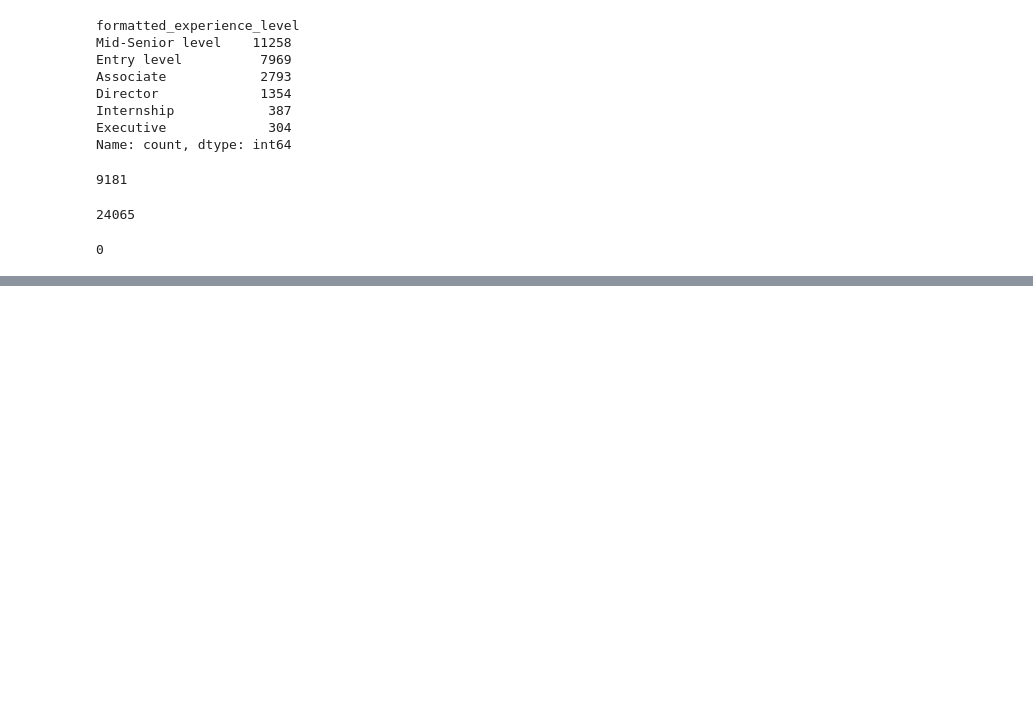
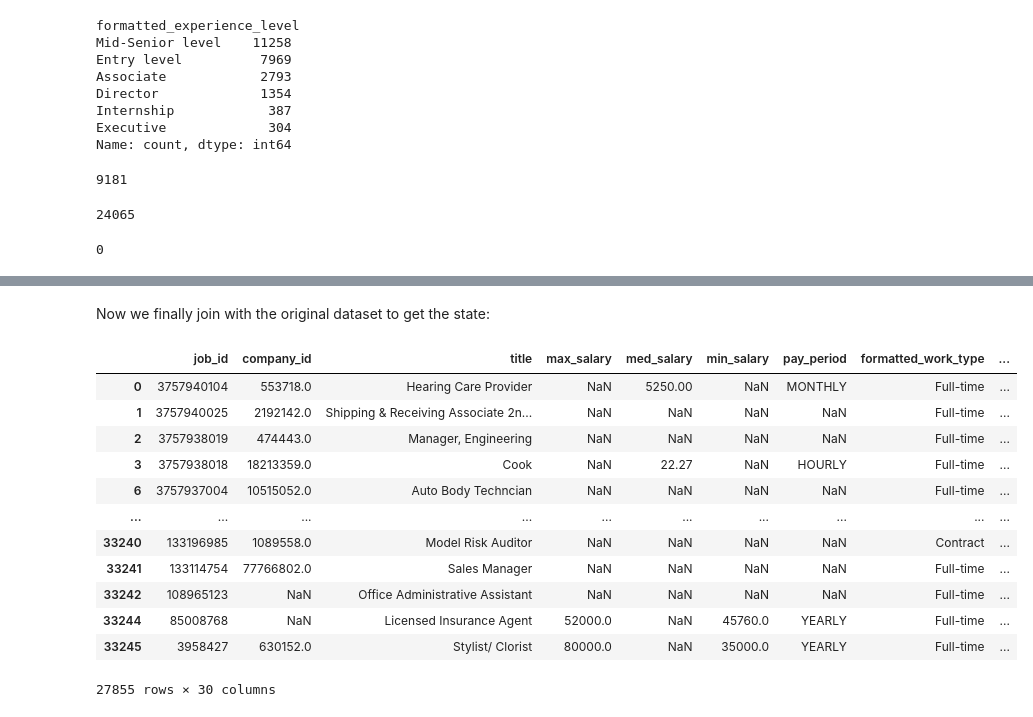
Before and after one commit to realanguyen96/Linkedln_dataset, a Jupyter notebook: LinkedIn_Jobs.ipynb, the cells around one changed output, grey strips where cells are left out. Cells and saved outputs as stored; diff of their text form; code cells hidden in the pictures; blank space fills up the shorter version.

Commit message:
update location

```diff
--- a/LinkedIn_Jobs.ipynb
+++ b/LinkedIn_Jobs.ipynb
@@ -261,0 +236,5 @@ df_location
+# %%
+df_states = pd.read_json('./data/abbr-name.json', orient='index')
+df_states.reset_index(inplace=True)
+df_states.columns = ['state_short_name', 'state']
+df_states.head(5)
@@ -261,0 +285,3 @@ df_location
+# %%
+df_location_merge = pd.merge(df_location, df_states, left_on='state', right_on='state_short_name', how='left')
+df_location_merge
@@ -261,0 +313,2 @@ df_location
+# %%
+df_location_merge.loc[df_location_merge['country'].notnull(), 'state_y'] = df_location_merge['state_x']
@@ -261,0 +324,6 @@ df_location
+# %%
+# Drop redundant columns
+df_location_merge.drop(columns=['state_x','country','state_short_name'], inplace=True)
+
+# Rename the columns for clarity
+df_location_merge.rename(columns={'state_y': 'state'}, inplace=True)
@@ -261,0 +347,19 @@ df_location
+# %% [markdown]
+Now we finally join with the original dataset to get the state:
+# %%
+jobs_posting_lcn = pd.merge(jobs_posting, df_location_merge, left_on='location', right_on='Location', how='left')
+jobs_posting_lcn.dropna(subset = ['state'])
+# %% [output]
+|  | job_id | company_id | title | max_salary | med_salary | min_salary | pay_period | formatted_work_type | ... |
+| 0 | 3757940104 | 553718.0 | Hearing Care Provider | NaN | 5250.00 | NaN | MONTHLY | Full-time | ... |
+| 1 | 3757940025 | 2192142.0 | Shipping & Receiving Associate 2n... | NaN | NaN | NaN | NaN | Full-time | ... |
+| 2 | 3757938019 | 474443.0 | Manager, Engineering | NaN | NaN | NaN | NaN | Full-time | ... |
+| 3 | 3757938018 | 18213359.0 | Cook | NaN | 22.27 | NaN | HOURLY | Full-time | ... |
+| 6 | 3757937004 | 10515052.0 | Auto Body Techncian | NaN | NaN | NaN | NaN | Full-time | ... |
+| ... | ... | ... | ... | ... | ... | ... | ... | ... | ... |
+| 33240 | 133196985 | 1089558.0 | Model Risk Auditor | NaN | NaN | NaN | NaN | Contract | ... |
+| 33241 | 133114754 | 77766802.0 | Sales Manager | NaN | NaN | NaN | NaN | Full-time | ... |
+| 33242 | 108965123 | NaN | Office Administrative Assistant | NaN | NaN | NaN | NaN | Full-time | ... |
+| 33244 | 85008768 | NaN | Licensed Insurance Agent | 52000.0 | NaN | 45760.0 | YEARLY | Full-time | ... |
+| 33245 | 3958427 | 630152.0 | Stylist/ Clorist | 80000.0 | NaN | 35000.0 | YEARLY | Full-time | ... |
+27855 rows × 30 columns
```
Also changed, not shown: parts of 22 cells of this notebook.
